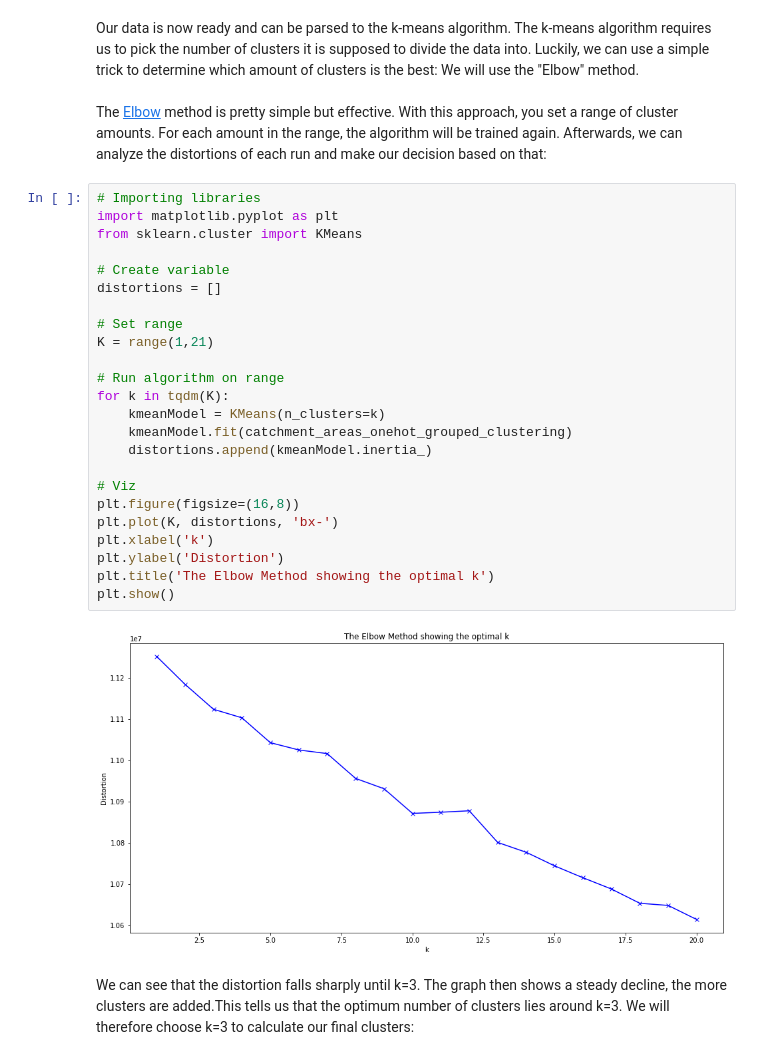
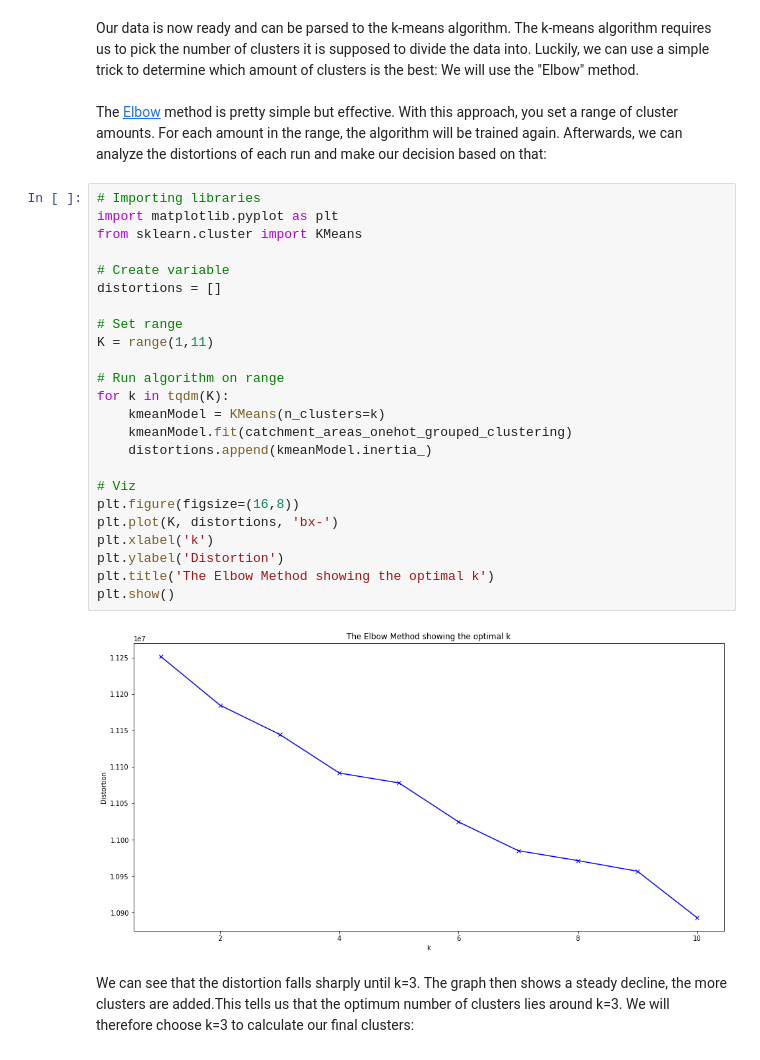
Before and after one commit to Mauricebuettgenbach/battle_of_the_neighborhoods, a Jupyter notebook: THE_BATTLE_OF_NEIHBORHOODS.ipynb, the cells around one changed output. Drawn from its saved outputs; the diff is of its cells as text.

```diff
--- a/THE_BATTLE_OF_NEIHBORHOODS.ipynb
+++ b/THE_BATTLE_OF_NEIHBORHOODS.ipynb
@@ -1158,29 +1158,29 @@ The [Elbow](https://predictivehacks.com/k-means-elbow-method-code-for-python/) m
 # %%
 # Importing libraries
 import matplotlib.pyplot as plt
 from sklearn.cluster import KMeans
 
 # Create variable
 distortions = []
 
 # Set range
-K = range(1,21)
+K = range(1,11)
 
 # Run algorithm on range
 for k in tqdm(K):
     kmeanModel = KMeans(n_clusters=k)
     kmeanModel.fit(catchment_areas_onehot_grouped_clustering)
     distortions.append(kmeanModel.inertia_)
 
 # Viz
 plt.figure(figsize=(16,8))
 plt.plot(K, distortions, 'bx-')
 plt.xlabel('k')
 plt.ylabel('Distortion')
 plt.title('The Elbow Method showing the optimal k')
 plt.show()
 # %% [output]
-[figure, old version]
+[figure, new version]
 # %% [markdown]
 We can see that the distortion falls sharply until k=3. The graph then shows a steady decline, the more clusters are added.This tells us that the optimum number of clusters lies around k=3. We will therefore choose k=3 to calculate our final clusters:
 # %%
```
Also changed, not shown: parts of 12 cells of this notebook.
